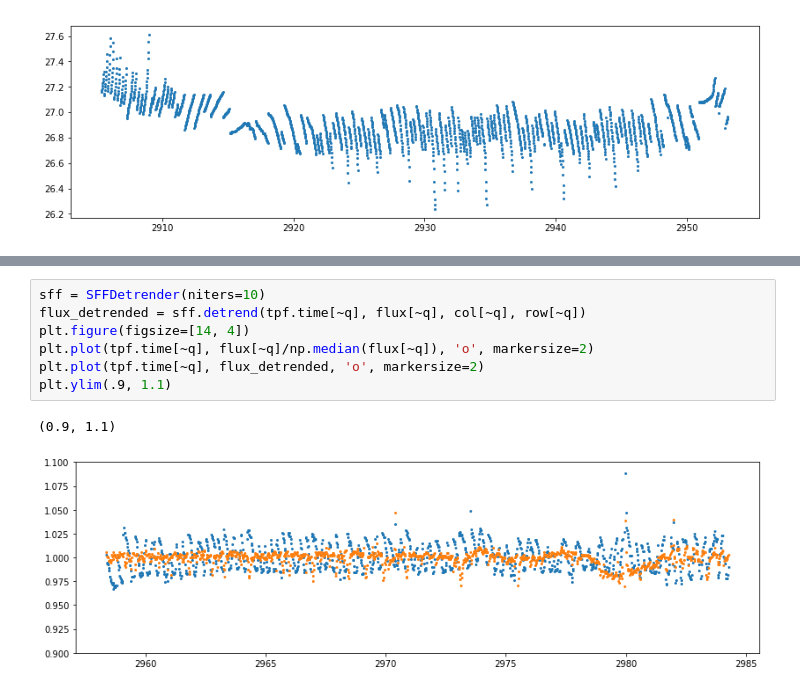
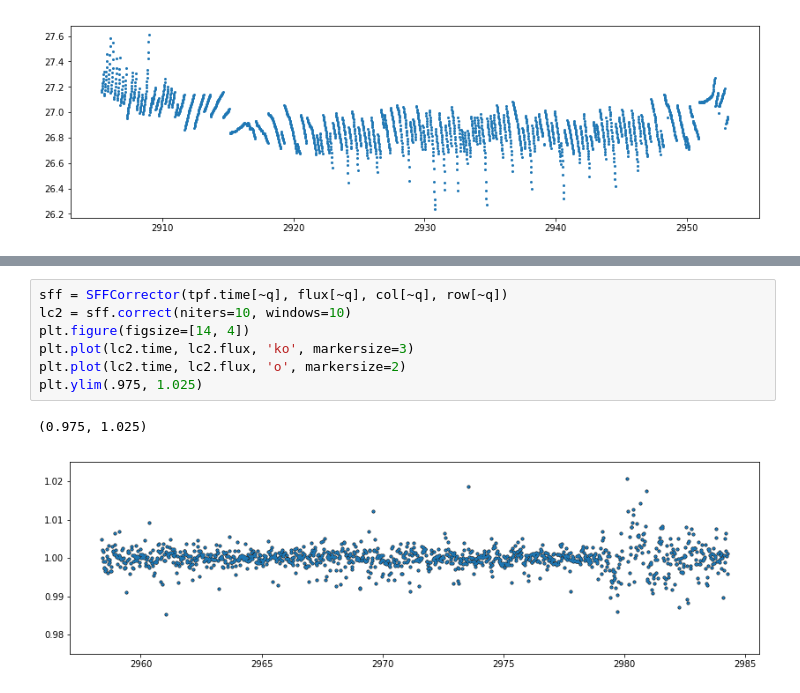
Before and after one commit to KeplerGO/pyke, a Jupyter notebook: docs/source/tutorials/ipython_notebooks/motion-correction/trappist1.ipynb, the cells around one changed output, grey strips where cells are left out. Saved outputs shown, nothing was run; the diff lists cells and outputs as text.

```diff
--- a/docs/source/tutorials/ipython_notebooks/motion-correction/trappist1.ipynb
+++ b/docs/source/tutorials/ipython_notebooks/motion-correction/trappist1.ipynb
@@ -85,10 +80,10 @@ sff.plot_rotated_centroids()
 # %%
-sff = SFFDetrender(niters=10)
-flux_detrended = sff.detrend(tpf.time[~q], flux[~q], col[~q], row[~q])
+sff = SFFCorrector(tpf.time[~q], flux[~q], col[~q], row[~q])
+lc2 = sff.correct(niters=10, windows=10)
 plt.figure(figsize=[14, 4])
-plt.plot(tpf.time[~q], flux[~q]/np.median(flux[~q]), 'o', markersize=2)
-plt.plot(tpf.time[~q], flux_detrended, 'o', markersize=2)
-plt.ylim(.9, 1.1)
+plt.plot(lc2.time, lc2.flux, 'ko', markersize=3)
+plt.plot(lc2.time, lc2.flux, 'o', markersize=2)
+plt.ylim(.975, 1.025)
 # %% [output]
-(0.9, 1.1)
+(0.975, 1.025)
-[figure, old version]
+[figure, new version]
```
Also changed, not shown: parts of 16 cells of this notebook, 1 other file.
